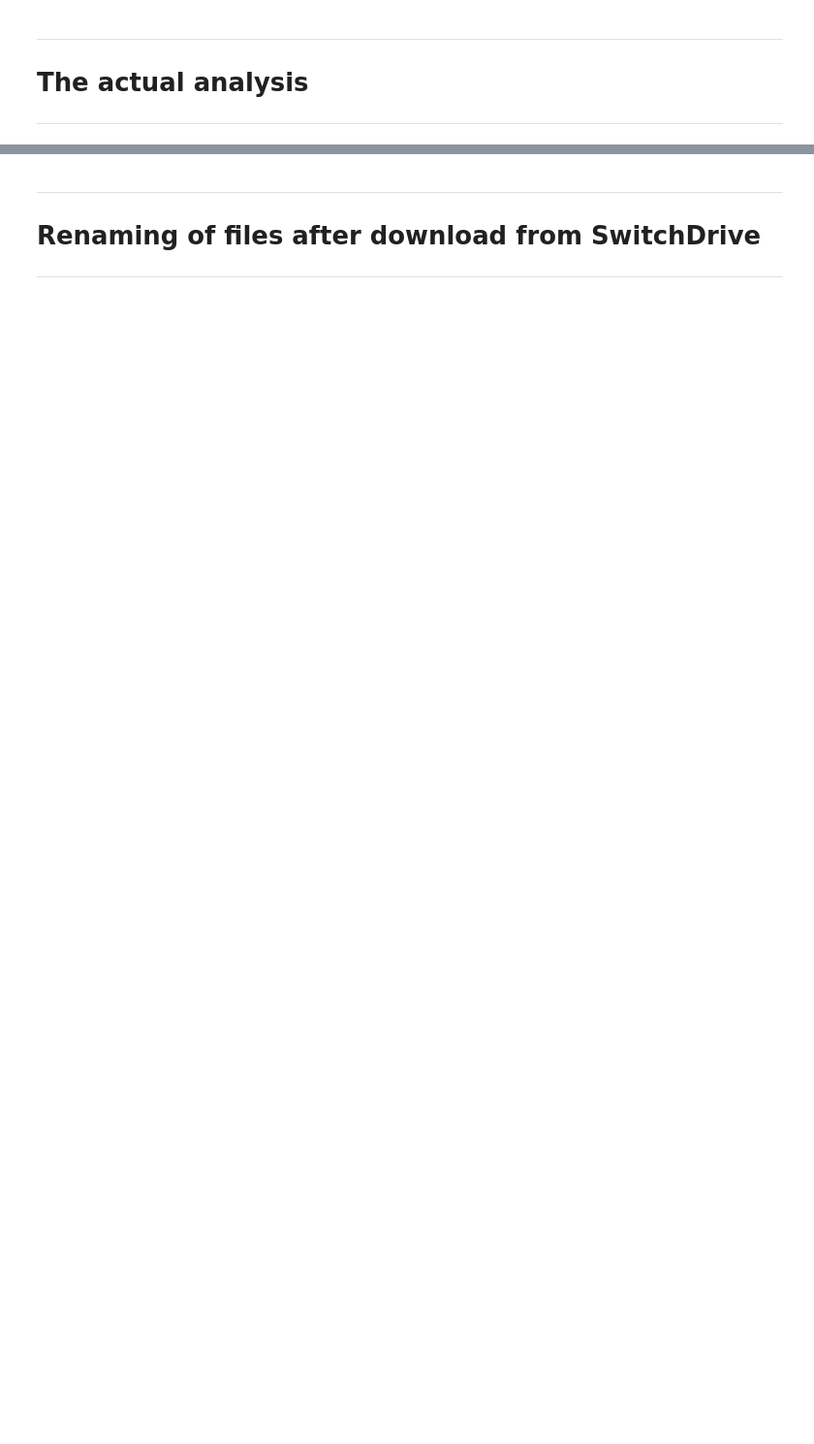
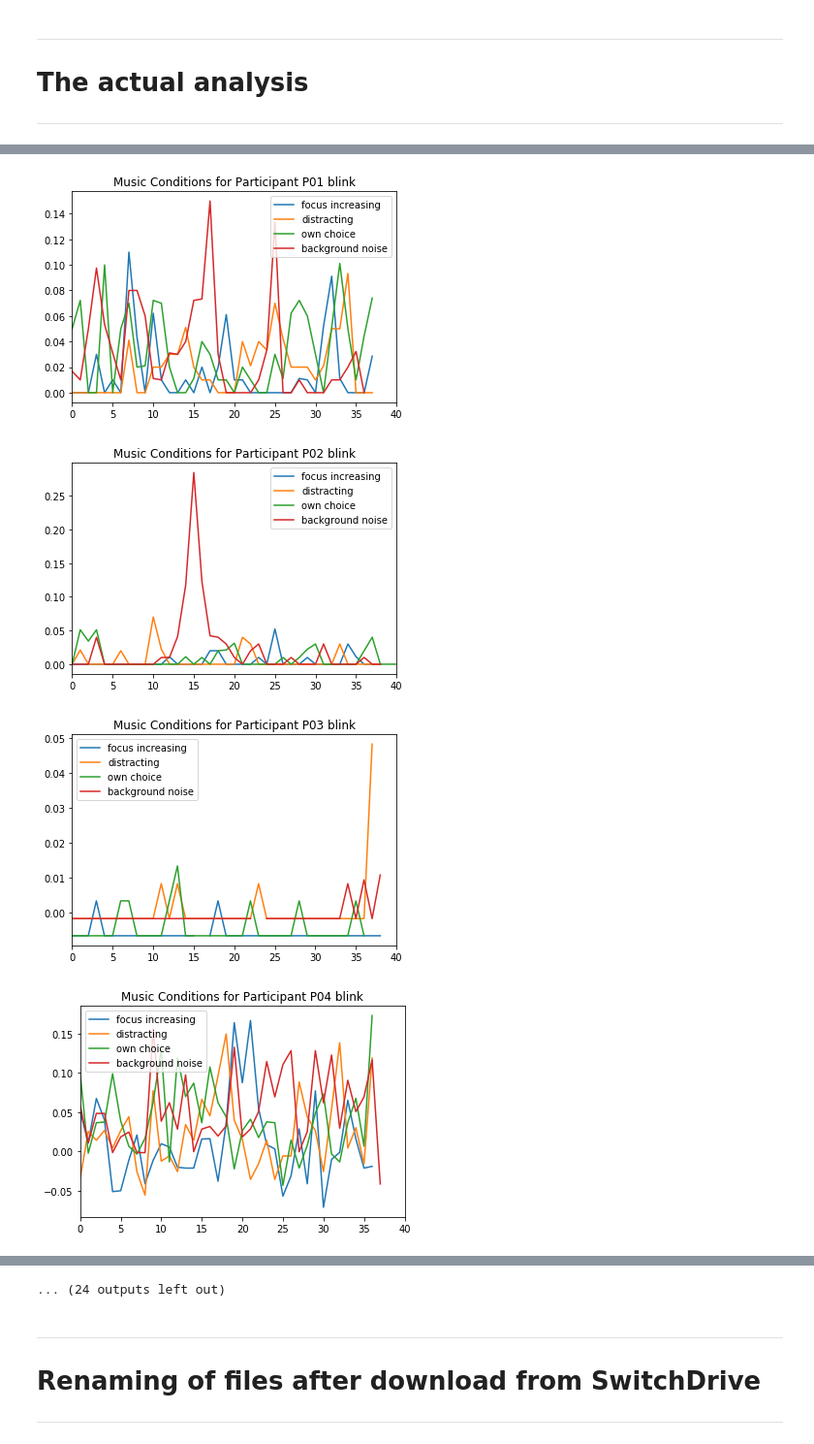
Before and after one commit to kathriwa/HASE19_Music_Project, a Jupyter notebook: eeg_analysis.ipynb, the cells around one changed output, grey strips where cells are left out. Shown at 97% size. Saved outputs shown, nothing was run; the diff lists cells and outputs as text; code cells hidden in the pictures; blank space fills up the shorter version.

Commit message:
Analyse data
- Plot line graphs to compare music conditions
- Compute numerical differences between music conditions for each time interval

```diff
--- a/eeg_analysis.ipynb
+++ b/eeg_analysis.ipynb
@@ -206,6 +206,7 @@ tei_results = []
 tdi_results = []
 blink_results = []
 filtered_out = 0
+files_filtered_out = []
 max_time_interval = 0
 for f in data_files:
     if f.startswith('P'):
@@ -226,6 +227,7 @@ for f in data_files:
                 except FileNotFoundError:
                     print("File " + base_file + " does not exist!")
                     filtered_out += 1
+                    files_filtered_out.append(f)
                     continue
                 print('normalizing the data')
                 print()
@@ -242,9 +244,12 @@ for f in data_files:
                     tdi_results.append([p_id, task, tdi.values.tolist()])
                 else:
                     filtered_out += 1
+                    files_filtered_out.append(f)
             else:
                 filtered_out += 1
+                files_filtered_out.append(f)
 print('filtered out %s recordings due to bad signal' %filtered_out)
+print(files_filtered_out)
 # %% [output]
 loading:
 participant P05
@@ -323,0 +329,42 @@ tei_df.to_csv('results/tei_results.csv', index=None)
+# %%
+# read result file
+result_files = ['results/blink_results.csv', 'results/tdi_results.csv', 'results/tei_results.csv']
+p_ids = ['P01', 'P02', 'P03', 'P04', 'P05', 'P06', 'P07', 'P08', 'P09', 'P10', 'P11', 'P12', 'P13', 'P14', 'P15']
+for rf in result_files:
+    df = pd.read_csv(rf)
+    measurement = rf.split('_')[0].split('/')[1]
+    for p_id in p_ids:
+        if p_id in df['p_id'].tolist():
+            df_id = df.loc[df['p_id'] == p_id]
+            # filter out participants with incomplete recordings
+            if len(df_id) > 3:
+                # start with music condition
+                # plot values for all conditions
+                plot_df = df_id.iloc[:, 2:].sort_values(by=['music_cond'])
+                plot_df = plot_df.set_index('music_cond').T
+                plot_df.columns = ['focus increasing', 'distracting', 'own choice', 'background noise']
+                plot_title = 'Music Conditions for Participant ' + str(p_id) + ' ' + measurement
+                music_file = measurement + '_music_comparison_participant_' + str(p_id)
+                music_plot = plot_df.plot(kind='line', use_index=False, title=plot_title)
+                fig = music_plot.get_figure()
+                fig.savefig('results/figs/10_secs_intervals/' + music_file + ".png")
+
+                # get numerical differences between music conditions
+                diff_dict = dict()
+                idx = 0
+                for col in plot_df.columns:
+                    idx += 1
+                    for c in plot_df.columns[idx:]:
+                        comparison = c + ' minus ' + col
+                        diff_df = plot_df[[col, c]]
+                        diff_df = diff_df.diff(axis=1)
+                        diff_dict[comparison] = diff_df[c].tolist()
+                all_diff_df = pd.DataFrame(diff_dict)
+                f_name = 'music_conditions_differences_' + str(p_id) + '_' + measurement + '.csv'
+                all_diff_df.to_csv('results/csv_files/10_sec_intervals/' + f_name)
+                # TODO add comparison of programming conditions
+# %% [output]
+[figure, added]
+[figure, added]
+[figure, added]
+[figure, added]
@@ -324,3 +379,4 @@ tei_df.to_csv('results/tei_results.csv', index=None)
+... (24 outputs left out)
 # %% [markdown]
 ---
 # Renaming of files after download from SwitchDrive
```
Also changed, not shown: parts of 7 cells of this notebook.
